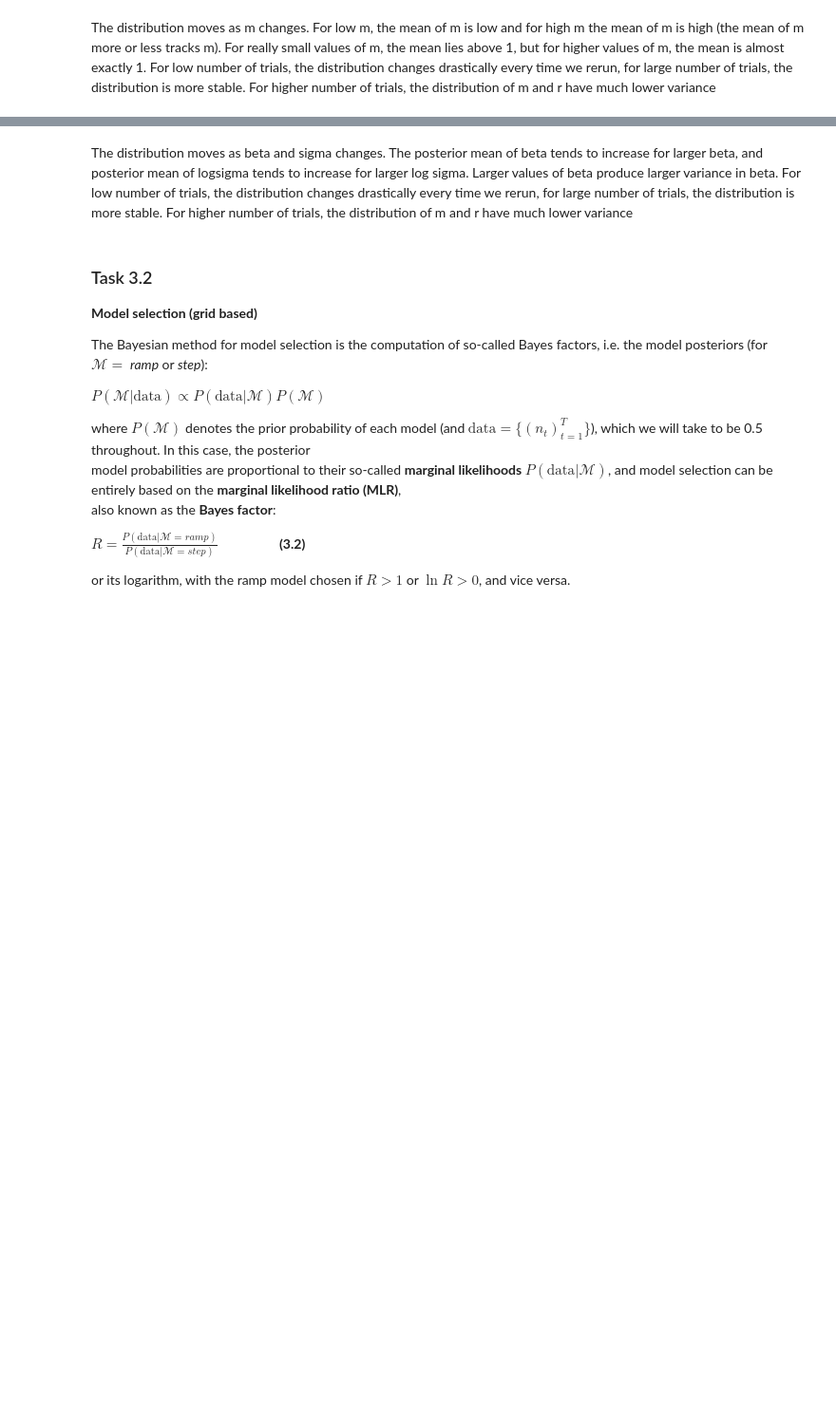
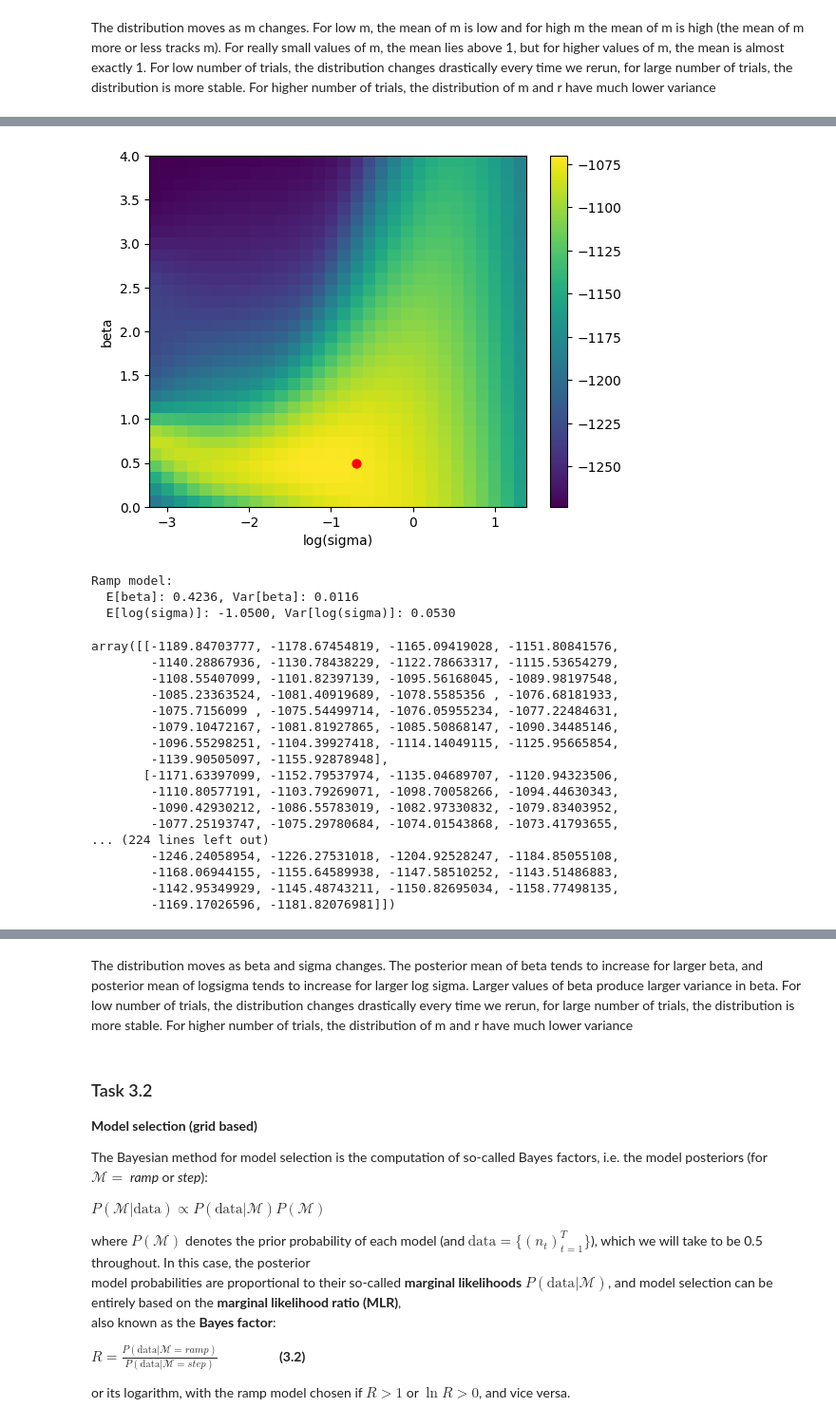
Before and after one commit to ericyh/Neural_Data_Processing, a Jupyter notebook: GG3_project.ipynb, the cells around one changed output, grey strips where cells are left out. Shown at 95% size. Drawn from its saved outputs; the diff is of its cells as text; code cells hidden in the pictures; blank space fills up the shorter version.

```diff
--- a/GG3_project.ipynb
+++ b/GG3_project.ipynb
@@ -2083,3 +2106,27 @@ def calculate_ramp_model_posterior(M, T, N_trials, beta, sigma, plot = False):
+# %%
+calculate_ramp_model_posterior(M=30, T=100, N_trials=20, sigma = 0.5, beta = 0.5, plot=True)
+# %% [output]
+[figure, added]
+Ramp model:
+  E[beta]: 0.4236, Var[beta]: 0.0116
+  E[log(sigma)]: -1.0500, Var[log(sigma)]: 0.0530
+array([[-1189.84703777, -1178.67454819, -1165.09419028, -1151.80841576,
+        -1140.28867936, -1130.78438229, -1122.78663317, -1115.53654279,
+        -1108.55407099, -1101.82397139, -1095.56168045, -1089.98197548,
+        -1085.23363524, -1081.40919689, -1078.5585356 , -1076.68181933,
+        -1075.7156099 , -1075.54499714, -1076.05955234, -1077.22484631,
+        -1079.10472167, -1081.81927865, -1085.50868147, -1090.34485146,
+        -1096.55298251, -1104.39927418, -1114.14049115, -1125.95665854,
+        -1139.90505097, -1155.92878948],
+       [-1171.63397099, -1152.79537974, -1135.04689707, -1120.94323506,
+        -1110.80577191, -1103.79269071, -1098.70058266, -1094.44630343,
+        -1090.42930212, -1086.55783019, -1082.97330832, -1079.83403952,
+        -1077.25193747, -1075.29780684, -1074.01543868, -1073.41793655,
+... (224 lines left out)
+        -1246.24058954, -1226.27531018, -1204.92528247, -1184.85055108,
+        -1168.06944155, -1155.64589938, -1147.58510252, -1143.51486883,
+        -1142.95349929, -1145.48743211, -1150.82695034, -1158.77498135,
+        -1169.17026596, -1181.82076981]])
 # %%
 fig, axs = plt.subplots(3, 3, figsize=(3, 3), sharex=True, sharey=True, constrained_layout=True)
 
```
Also changed, not shown: parts of 37 cells of this notebook.
